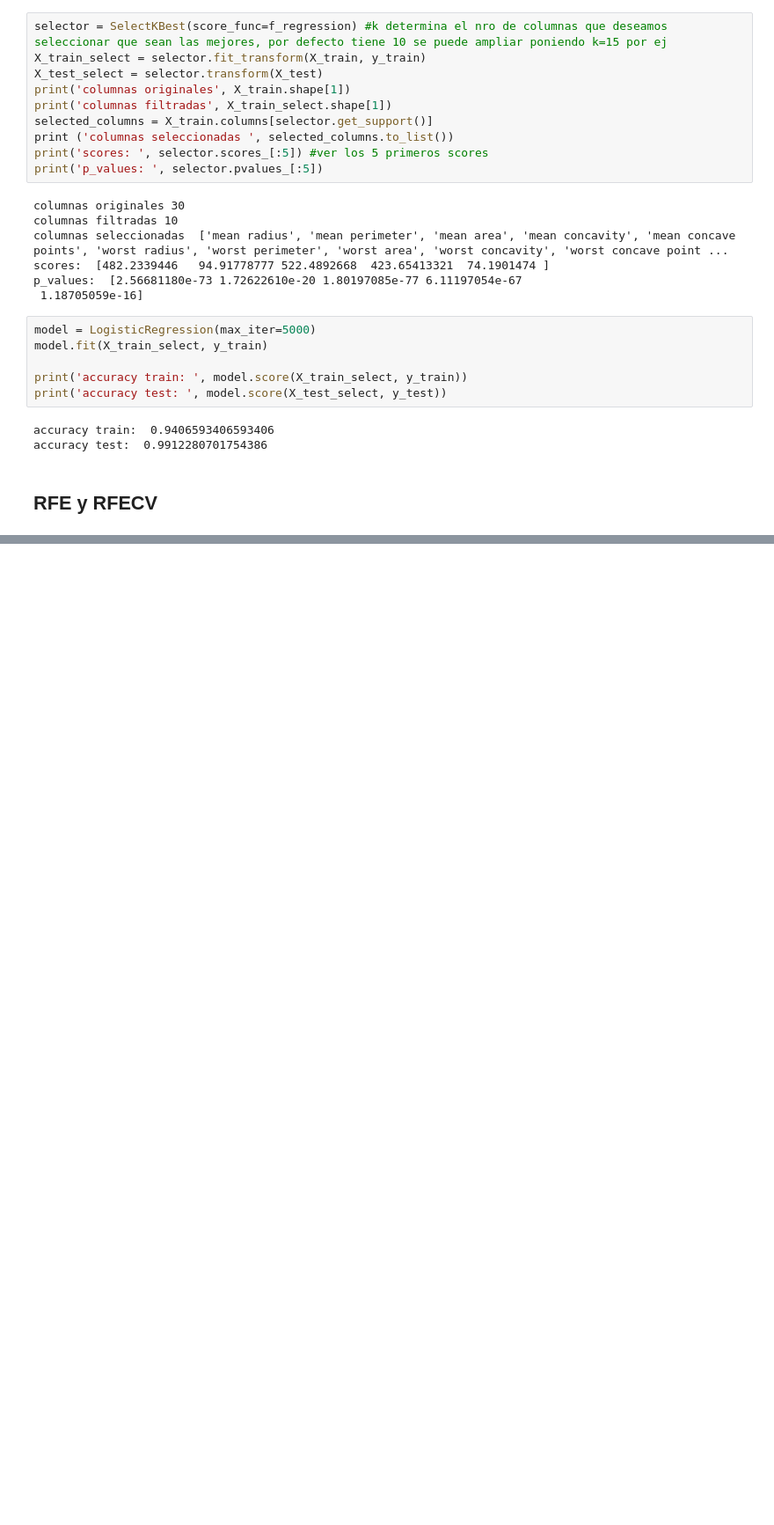
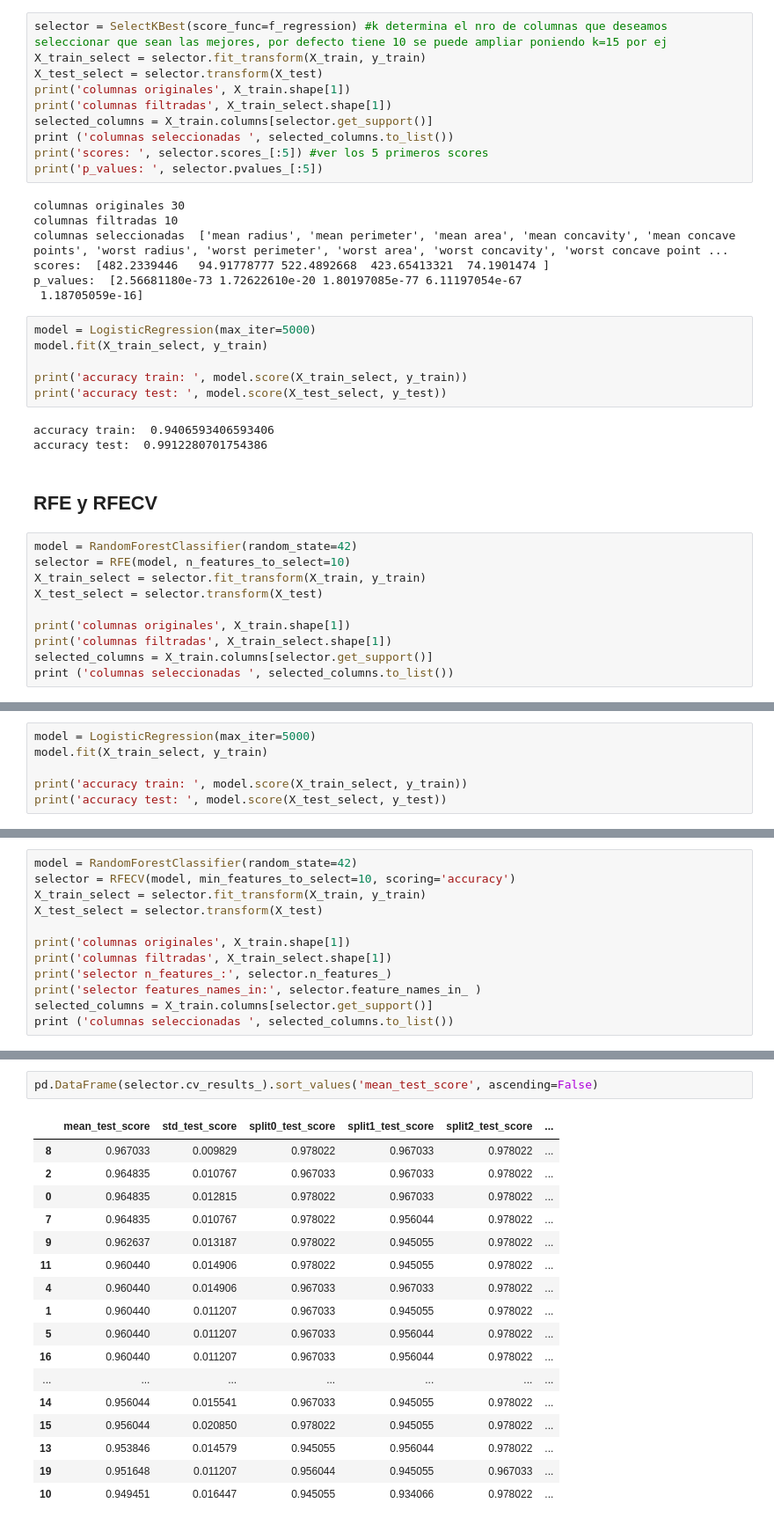
Before and after one commit to ceciorosco/Cecilia-Repositorio, a Jupyter notebook: Modulo 5/feature_seleccion.ipynb, the cells around one changed output, grey strips where cells are left out. Shown: that part at 88% size. Saved outputs shown, nothing was run; the diff lists cells and outputs as text; blank space fills up the shorter version.

```diff
--- a/Modulo 5/feature_seleccion.ipynb
+++ b/Modulo 5/feature_seleccion.ipynb
@@ -248,3 +248,13 @@ accuracy train:  0.9406593406593406
 accuracy test:  0.9912280701754386
 # %% [markdown]
 ## RFE y RFECV
+# %%
+model = RandomForestClassifier(random_state=42)
+selector = RFE(model, n_features_to_select=10)
+X_train_select = selector.fit_transform(X_train, y_train)
+X_test_select = selector.transform(X_test)
+
+print('columnas originales', X_train.shape[1])
+print('columnas filtradas', X_train_select.shape[1])
+selected_columns = X_train.columns[selector.get_support()]
+print ('columnas seleccionadas ', selected_columns.to_list())
@@ -250,0 +265,6 @@ accuracy test:  0.9912280701754386
+# %%
+model = LogisticRegression(max_iter=5000)
+model.fit(X_train_select, y_train)
+
+print('accuracy train: ', model.score(X_train_select, y_train))
+print('accuracy test: ', model.score(X_test_select, y_test))
@@ -250,0 +274,12 @@ accuracy test:  0.9912280701754386
+# %%
+model = RandomForestClassifier(random_state=42)
+selector = RFECV(model, min_features_to_select=10, scoring='accuracy')
+X_train_select = selector.fit_transform(X_train, y_train)
+X_test_select = selector.transform(X_test)
+
+print('columnas originales', X_train.shape[1])
+print('columnas filtradas', X_train_select.shape[1])
+print('selector n_features_:', selector.n_features_)
+print('selector features_names_in:', selector.feature_names_in_ )
+selected_columns = X_train.columns[selector.get_support()]
+print ('columnas seleccionadas ', selected_columns.to_list())
@@ -250,0 +308,20 @@ accuracy test:  0.9912280701754386
+# %%
+pd.DataFrame(selector.cv_results_).sort_values('mean_test_score', ascending=False)
+# %% [output]
+|  | mean_test_score | std_test_score | split0_test_score | split1_test_score | split2_test_score | ... |
+| 8 | 0.967033 | 0.009829 | 0.978022 | 0.967033 | 0.978022 | ... |
+| 2 | 0.964835 | 0.010767 | 0.967033 | 0.967033 | 0.978022 | ... |
+| 0 | 0.964835 | 0.012815 | 0.978022 | 0.967033 | 0.978022 | ... |
+| 7 | 0.964835 | 0.010767 | 0.978022 | 0.956044 | 0.978022 | ... |
+| 9 | 0.962637 | 0.013187 | 0.978022 | 0.945055 | 0.978022 | ... |
+| 11 | 0.960440 | 0.014906 | 0.978022 | 0.945055 | 0.978022 | ... |
+| 4 | 0.960440 | 0.014906 | 0.967033 | 0.967033 | 0.978022 | ... |
+| 1 | 0.960440 | 0.011207 | 0.967033 | 0.945055 | 0.978022 | ... |
+| 5 | 0.960440 | 0.011207 | 0.967033 | 0.956044 | 0.978022 | ... |
+| 16 | 0.960440 | 0.011207 | 0.967033 | 0.956044 | 0.978022 | ... |
+| ... | ... | ... | ... | ... | ... | ... |
+| 14 | 0.956044 | 0.015541 | 0.967033 | 0.945055 | 0.978022 | ... |
+| 15 | 0.956044 | 0.020850 | 0.978022 | 0.945055 | 0.978022 | ... |
+| 13 | 0.953846 | 0.014579 | 0.945055 | 0.956044 | 0.978022 | ... |
+| 19 | 0.951648 | 0.011207 | 0.956044 | 0.945055 | 0.967033 | ... |
+| 10 | 0.949451 | 0.016447 | 0.945055 | 0.934066 | 0.978022 | ... |
```
Also changed, not shown: parts of 7 cells of this notebook, 1 other file.
